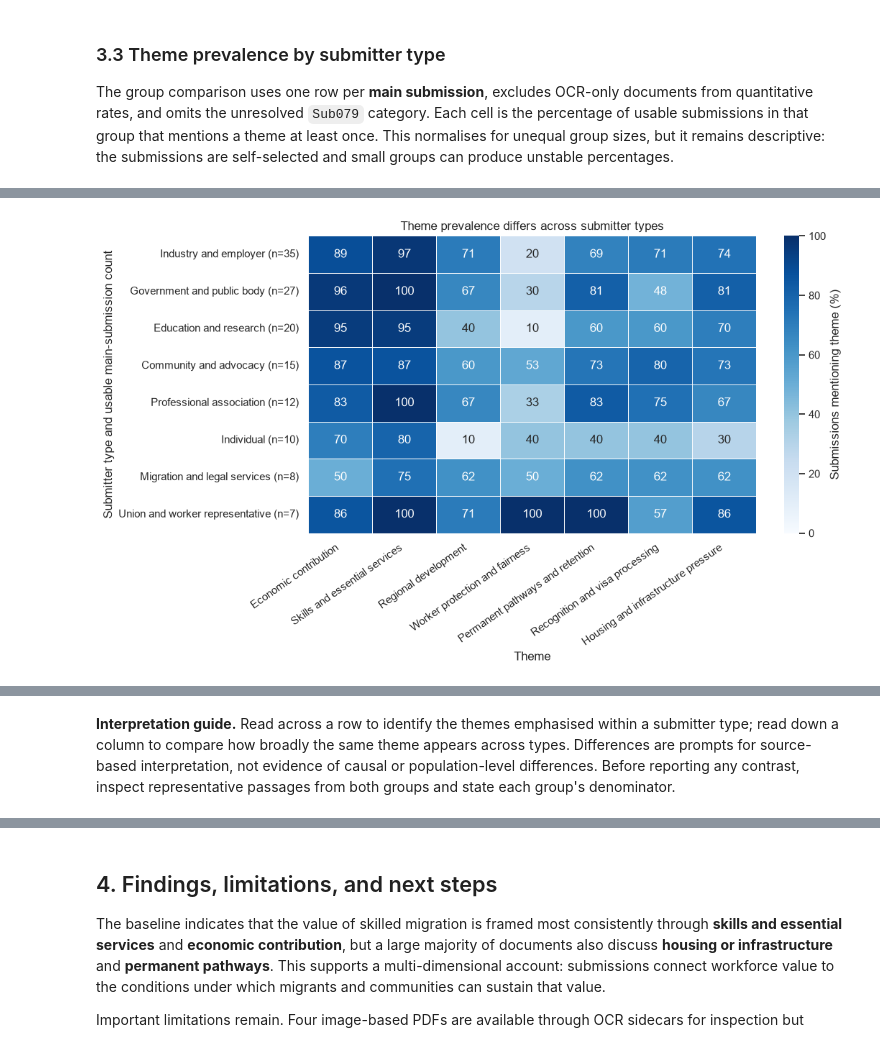
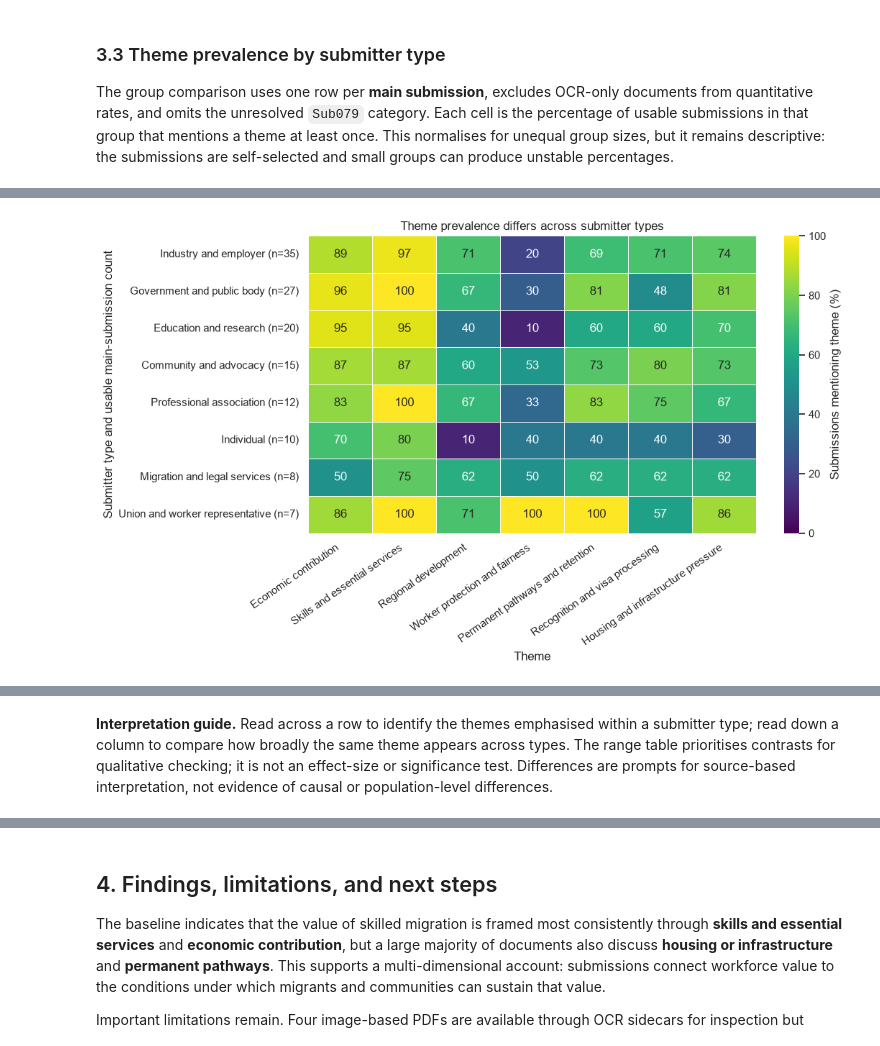
Before and after one commit to tuannm3812/uts-mdsi, a Jupyter notebook: llm-wiki/02-subjects/36118-applied-natural-language-processing/assignments/current-2026/at1/notebooks/1_skilled_migration_text_analysis.ipynb, the cells around one changed output, grey strips where cells are left out. Drawn from its saved outputs; the diff is of its cells as text; code cells hidden in the pictures.

Commit message:
feat(36118): validate AT1 group contrasts

```diff
--- a/llm-wiki/02-subjects/36118-applied-natural-language-processing/assignments/current-2026/at1/notebooks/1_skilled_migration_text_analysis.ipynb
+++ b/llm-wiki/02-subjects/36118-applied-natural-language-processing/assignments/current-2026/at1/notebooks/1_skilled_migration_text_analysis.ipynb
@@ -550,32 +552,48 @@ display(group_theme_prevalence.round(1))
 
 fig, ax = plt.subplots(figsize=(11, 6.5))
 sns.heatmap(
     group_theme_prevalence,
-    cmap="Blues",
+    cmap="viridis",
     vmin=0,
     vmax=100,
     annot=True,
     fmt=".0f",
     linewidths=0.5,
     cbar_kws={"label": "Submissions mentioning theme (%)"},
     ax=ax,
 )
 ax.set(
     title="Theme prevalence differs across submitter types",
     xlabel="Theme",
     ylabel="Submitter type and usable main-submission count",
 )
 plt.xticks(rotation=35, ha="right")
 plt.tight_layout()
 plt.show()
+
+contrast_priorities = pd.DataFrame({
+    "lowest_group": group_theme_prevalence.idxmin(),
+    "lowest_pct": group_theme_prevalence.min(),
+    "highest_group": group_theme_prevalence.idxmax(),
+    "highest_pct": group_theme_prevalence.max(),
+})
+contrast_priorities["percentage_point_range"] = (
+    contrast_priorities["highest_pct"]
+    - contrast_priorities["lowest_pct"]
+)
+display(
+    contrast_priorities.sort_values(
+        "percentage_point_range", ascending=False
+    ).round(1)
+)
 # %% [output]
 |  | Economic contribution | Skills and essential services | Regional development | Worker protection and fairness | ... |
 | Industry and employer (n=35) | 88.6 | 97.1 | 71.4 | 20.0 | ... |
 | Government and public body (n=27) | 96.3 | 100.0 | 66.7 | 29.6 | ... |
 | Education and research (n=20) | 95.0 | 95.0 | 40.0 | 10.0 | ... |
 | Community and advocacy (n=15) | 86.7 | 86.7 | 60.0 | 53.3 | ... |
 | Professional association (n=12) | 83.3 | 100.0 | 66.7 | 33.3 | ... |
 | Individual (n=10) | 70.0 | 80.0 | 10.0 | 40.0 | ... |
 | Migration and legal services (n=8) | 50.0 | 75.0 | 62.5 | 50.0 | ... |
 | Union and worker representative (... | 85.7 | 100.0 | 71.4 | 100.0 | ... |
-[figure, old version]
+[figure, new version]
@@ -582,2 +608,2 @@ plt.show()
 # %% [markdown]
-**Interpretation guide.** Read across a row to identify the themes emphasised within a submitter type; read down a column to compare how broadly the same theme appears across types. Differences are prompts for source-based interpretation, not evidence of causal or population-level differences. Before reporting any contrast, inspect representative passages from both groups and state each group's denominator.
+**Interpretation guide.** Read across a row to identify the themes emphasised within a submitter type; read down a column to compare how broadly the same theme appears across types. The range table prioritises contrasts for qualitative checking; it is not an effect-size or significance test. Differences are prompts for source-based interpretation, not evidence of causal or population-level differences.
```
Also changed, not shown: parts of 5 cells of this notebook, 3 other files.
